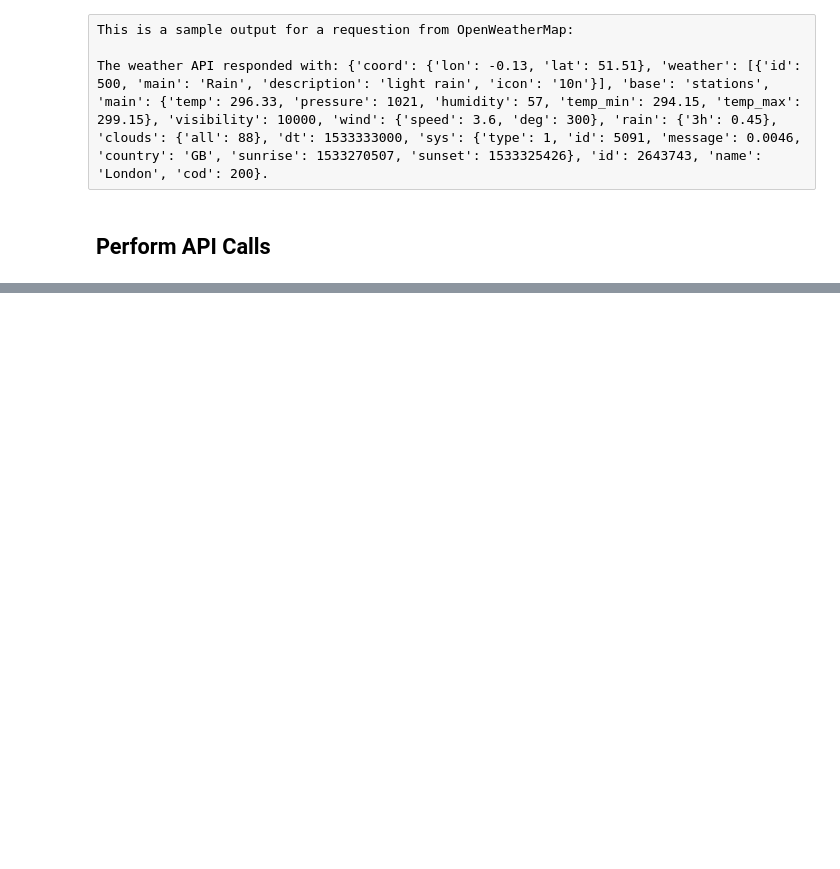
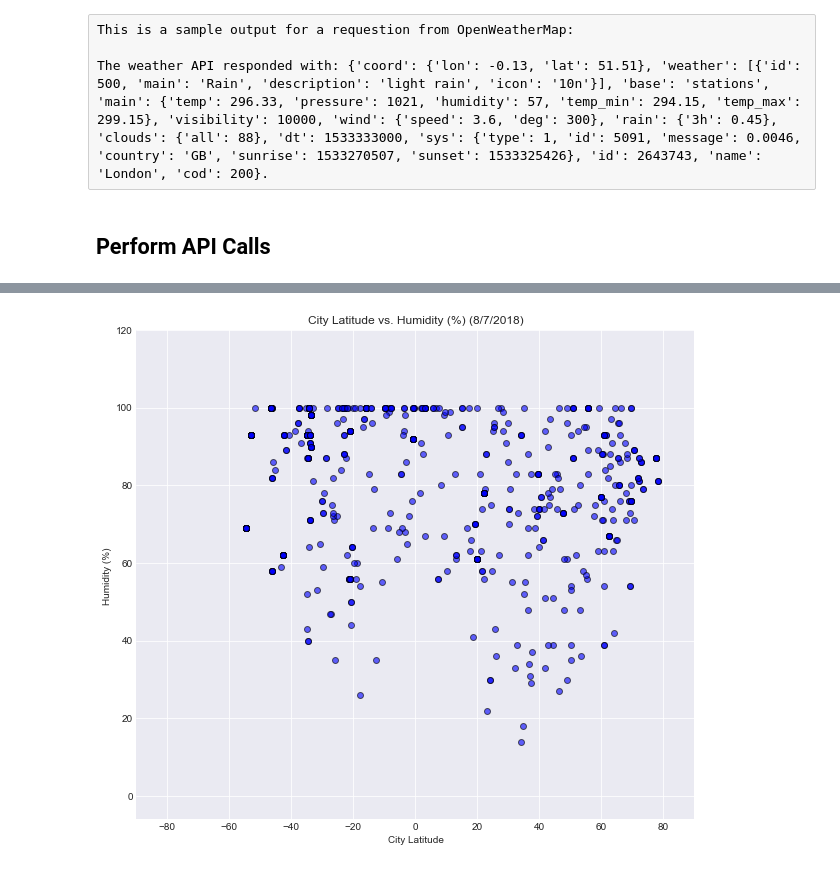
Before and after one commit to shrawantee/API-Pandas-WeatherAnalysis, a Jupyter notebook: HW6-WeatherPy-DS.ipynb, the cells around one changed output, grey strips where cells are left out. Drawn from its saved outputs; the diff is of its cells as text; code cells hidden in the pictures; blank space fills up the shorter version.

```diff
--- a/HW6-WeatherPy-DS.ipynb
+++ b/HW6-WeatherPy-DS.ipynb
@@ -224,0 +266,18 @@ plt.show()
+# %%
+ #Analysis 2: Humidity (%) vs. Latitude
+fig, ax = plt.subplots(figsize=(10, 9))
+ax.scatter(weatherPy_plt['lat'], weatherPy_plt['humidity'], c='blue',alpha=.6, linewidth=1, edgecolor='black')
+
+#Set x and y limits, title, labels
+ax.set_xlim(-90, 90)
+ax.set_ylim(min(weatherPy_plt['humidity'])-20, max(weatherPy_plt['humidity'])+20)
+ax.set_xlabel("City Latitude")
+ax.set_ylabel("Humidity (%) ")
+ax.set_title("City Latitude vs. Humidity (%) (8/7/2018)")
+
+# Save png images for each scatter plot.
+plt.savefig("Latitude vs. Humidity (%).png")
+plt.grid()
+plt.show()
+# %% [output]
+[figure, added]
```
Also changed, not shown: parts of 11 cells of this notebook, 6 other files.
